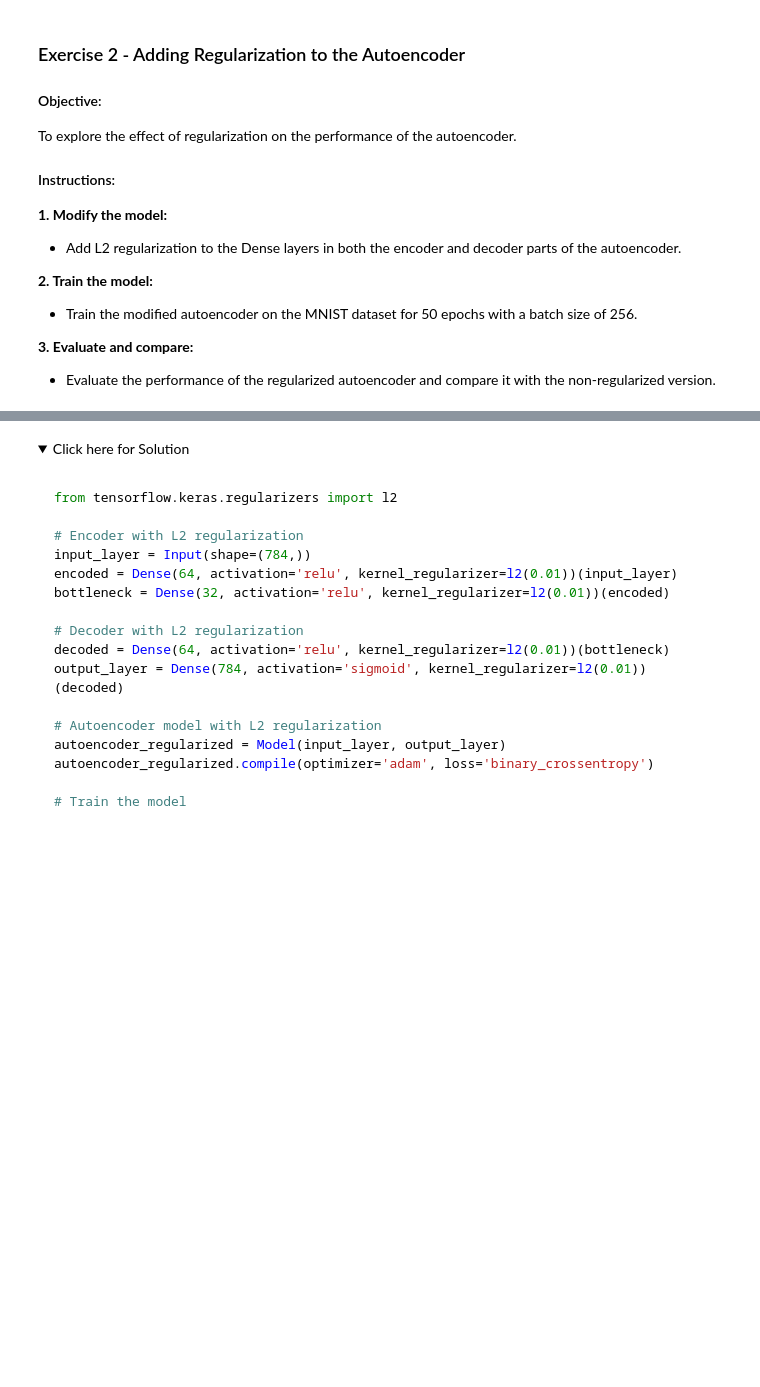
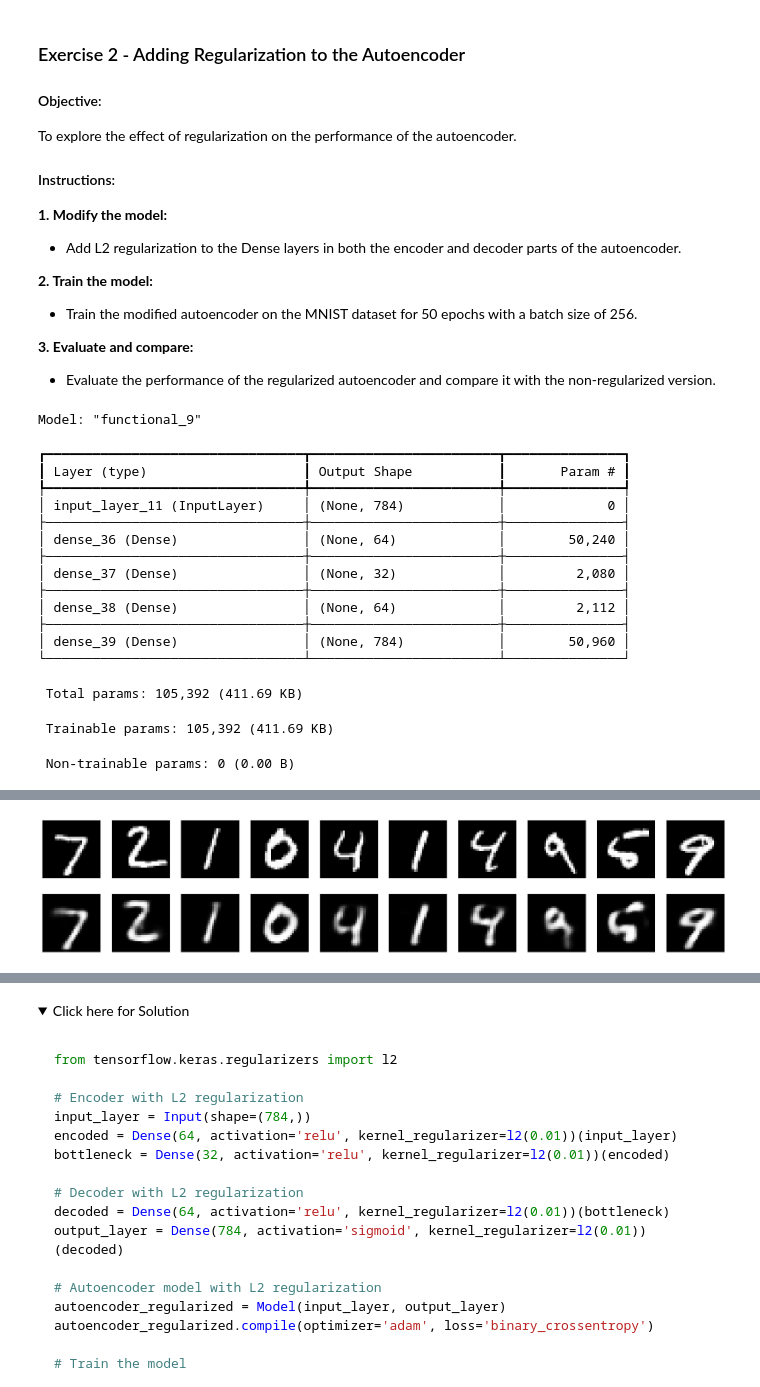
Before and after one commit to carjes232/python-ibm-ml, a Jupyter notebook: dpkerasandtf/M04L01-Lab-Building Autoencoders-v1.ipynb, the cells around one changed output, grey strips where cells are left out. Cells and saved outputs as stored; diff of their text form; code cells hidden in the pictures; folded sections open; blank space fills up the shorter version.

```diff
--- a/dpkerasandtf/M04L01-Lab-Building Autoencoders-v1.ipynb
+++ b/dpkerasandtf/M04L01-Lab-Building Autoencoders-v1.ipynb
@@ -670,15 +670,17 @@ To explore the effect of regularization on the performance of the autoencoder.
 from tensorflow.keras.models import Model
 from tensorflow.keras.layers import Input, Dense
 
+from tensorflow.keras.regularizers import l2
+
 # Encoder
 input_layer = Input(shape=(784,))
-encoded = Dense(64, activation='relu', kernel_regularizer=regularizers.l2(0.001))(input_layer)
+encoded = Dense(64, activation='relu', kernel_regularizer=l2(0.001))(input_layer)
 
 # Bottleneck
-bottleneck = Dense(64, activation='relu')(encoded)
+bottleneck = Dense(32, activation='relu')(encoded)
 
 # Decoder
-decoded = Dense(64, activation='relu', kernel_regularizer=regularizers.l2(0.001))(bottleneck)
+decoded = Dense(64, activation='relu', kernel_regularizer=l2(0.001))(bottleneck)
 output_layer = Dense(784, activation='sigmoid')(decoded)
 
 # Autoencoder model
@@ -692,7 +694,7 @@ autoencoder.summary()
 
 autoencoder.fit(
     x_train, x_train,
-    epochs=25,
+    epochs=50,
     batch_size=256,
     shuffle=True,
     validation_data=(x_test, x_test)
@@ -723,3 +725,21 @@ for i in range(n):
     ax.get_yaxis().set_visible(False)
 
 plt.show()
+# %% [output]
+Model: "functional_9"
+┏━━━━━━━━━━━━━━━━━━━━━━━━━━━━━━━━━┳━━━━━━━━━━━━━━━━━━━━━━━━┳━━━━━━━━━━━━━━━┓
+┃ Layer (type)                    ┃ Output Shape           ┃       Param # ┃
+┡━━━━━━━━━━━━━━━━━━━━━━━━━━━━━━━━━╇━━━━━━━━━━━━━━━━━━━━━━━━╇━━━━━━━━━━━━━━━┩
+│ input_layer_11 (InputLayer)     │ (None, 784)            │             0 │
+├─────────────────────────────────┼────────────────────────┼───────────────┤
+│ dense_36 (Dense)                │ (None, 64)             │        50,240 │
+├─────────────────────────────────┼────────────────────────┼───────────────┤
+│ dense_37 (Dense)                │ (None, 32)             │         2,080 │
+├─────────────────────────────────┼────────────────────────┼───────────────┤
+│ dense_38 (Dense)                │ (None, 64)             │         2,112 │
+├─────────────────────────────────┼────────────────────────┼───────────────┤
+│ dense_39 (Dense)                │ (None, 784)            │        50,960 │
+└─────────────────────────────────┴────────────────────────┴───────────────┘
+ Total params: 105,392 (411.69 KB)
+ Trainable params: 105,392 (411.69 KB)
+ Non-trainable params: 0 (0.00 B)
@@ -725,0 +763 @@ plt.show()
+[figure, added]
```
Also changed, not shown: parts of 6 cells of this notebook, 1 other file.
